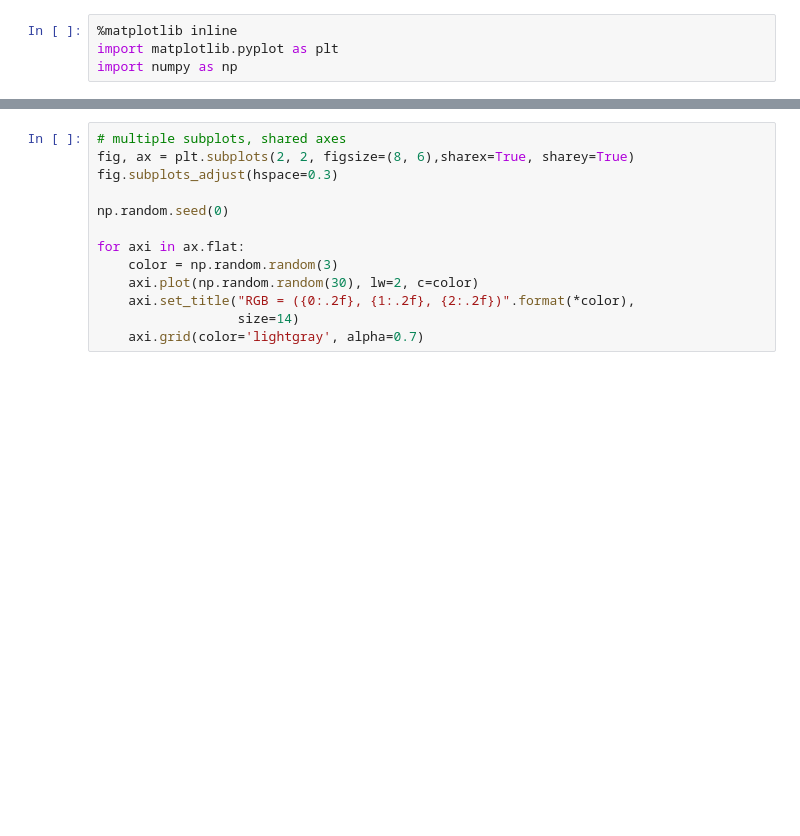
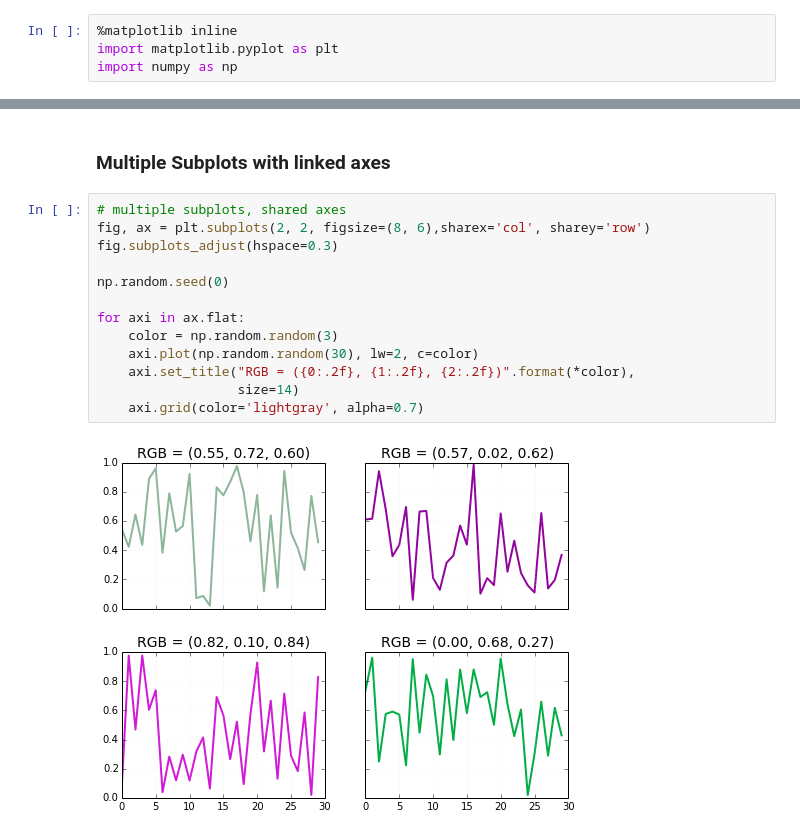
Before and after one commit to mpld3/mpld3, a Jupyter notebook: notebooks/mpld3_demo.ipynb, the cells around one changed output, grey strips where cells are left out. Cells and saved outputs as stored; diff of their text form; blank space fills up the shorter version.

```diff
--- a/notebooks/mpld3_demo.ipynb
+++ b/notebooks/mpld3_demo.ipynb
@@ -51,13 +71,17 @@ ax.grid(color='lightgray', alpha=0.7)
+# %% [markdown]
+### Multiple Subplots with linked axes
 # %%
 # multiple subplots, shared axes
-fig, ax = plt.subplots(2, 2, figsize=(8, 6),sharex=True, sharey=True)
+fig, ax = plt.subplots(2, 2, figsize=(8, 6),sharex='col', sharey='row')
 fig.subplots_adjust(hspace=0.3)
 
 np.random.seed(0)
 
 for axi in ax.flat:
     color = np.random.random(3)
     axi.plot(np.random.random(30), lw=2, c=color)
     axi.set_title("RGB = ({0:.2f}, {1:.2f}, {2:.2f})".format(*color),
                   size=14)
     axi.grid(color='lightgray', alpha=0.7)
+# %% [output]
+[figure, added]
```
Also changed, not shown: parts of 22 cells of this notebook, 1 other file.
